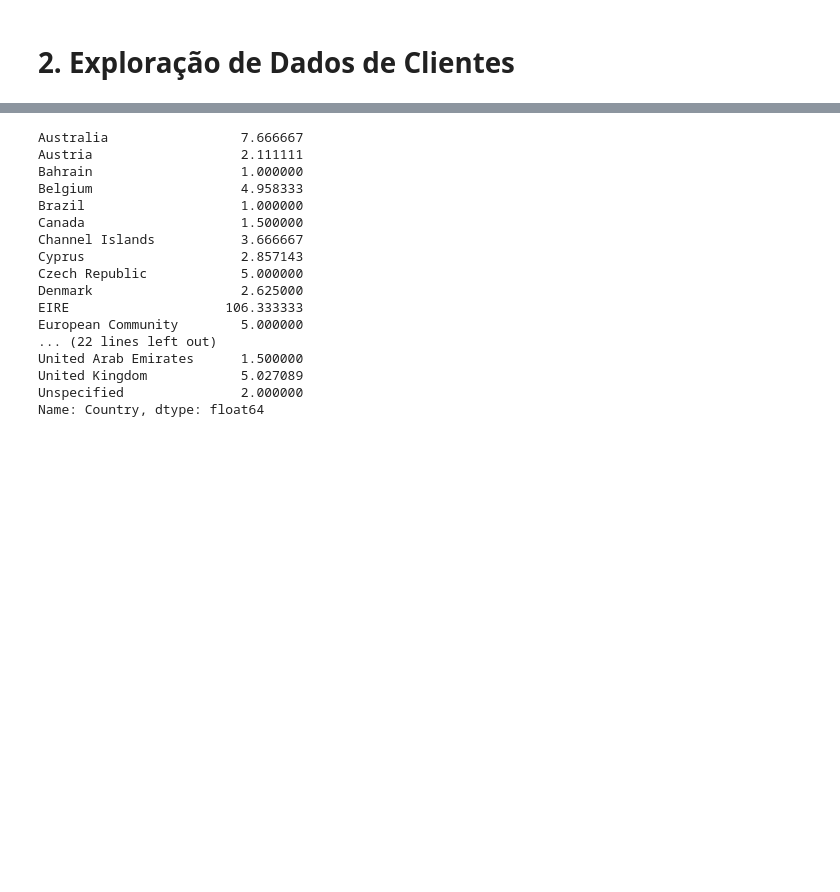
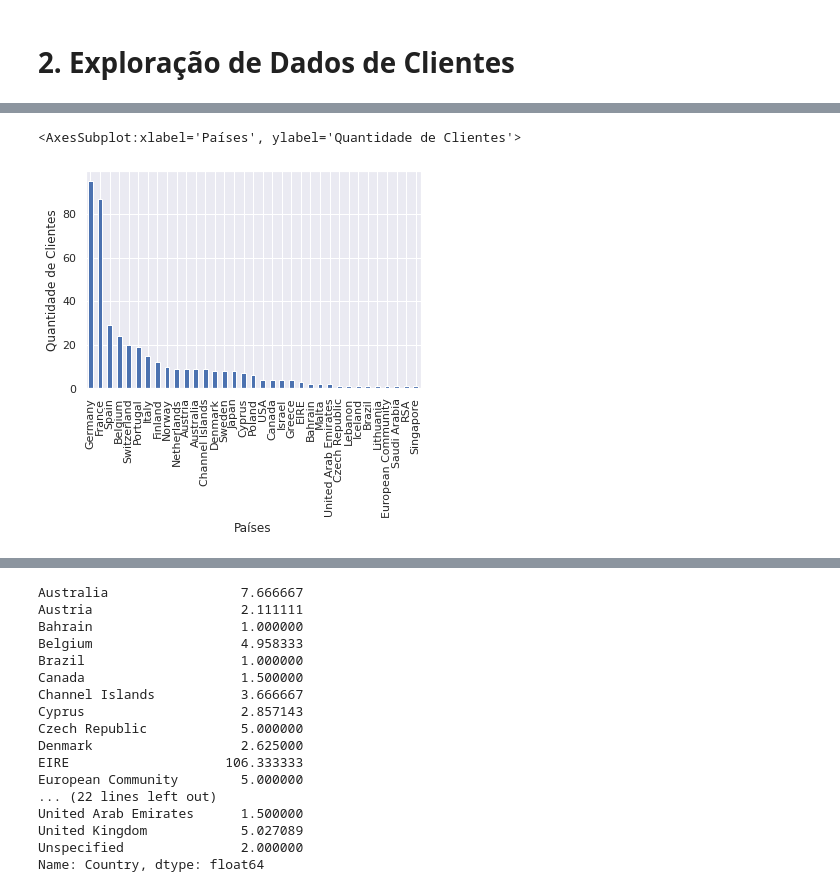
Before and after one commit to mikaelsouza/ai-engineer-bemol-challenge, a Jupyter notebook: notebooks/1-data-exploration.ipynb, the cells around one changed output, grey strips where cells are left out. Cells and saved outputs as stored; diff of their text form; code cells hidden in the pictures; blank space fills up the shorter version.

```diff
--- a/notebooks/1-data-exploration.ipynb
+++ b/notebooks/1-data-exploration.ipynb
@@ -203,2 +263,7 @@ Clientes que moram em países diferentes tem necessidades diferentes e, por cont
+# %%
+client_by_country[1:].plot.bar(xlabel="Países", ylabel='Quantidade de Clientes')
+# %% [output]
+<AxesSubplot:xlabel='Países', ylabel='Quantidade de Clientes'>
+[figure, added]
 # %%
 # Quantidade de vendas por país
```
Also changed, not shown: parts of 13 cells of this notebook.
